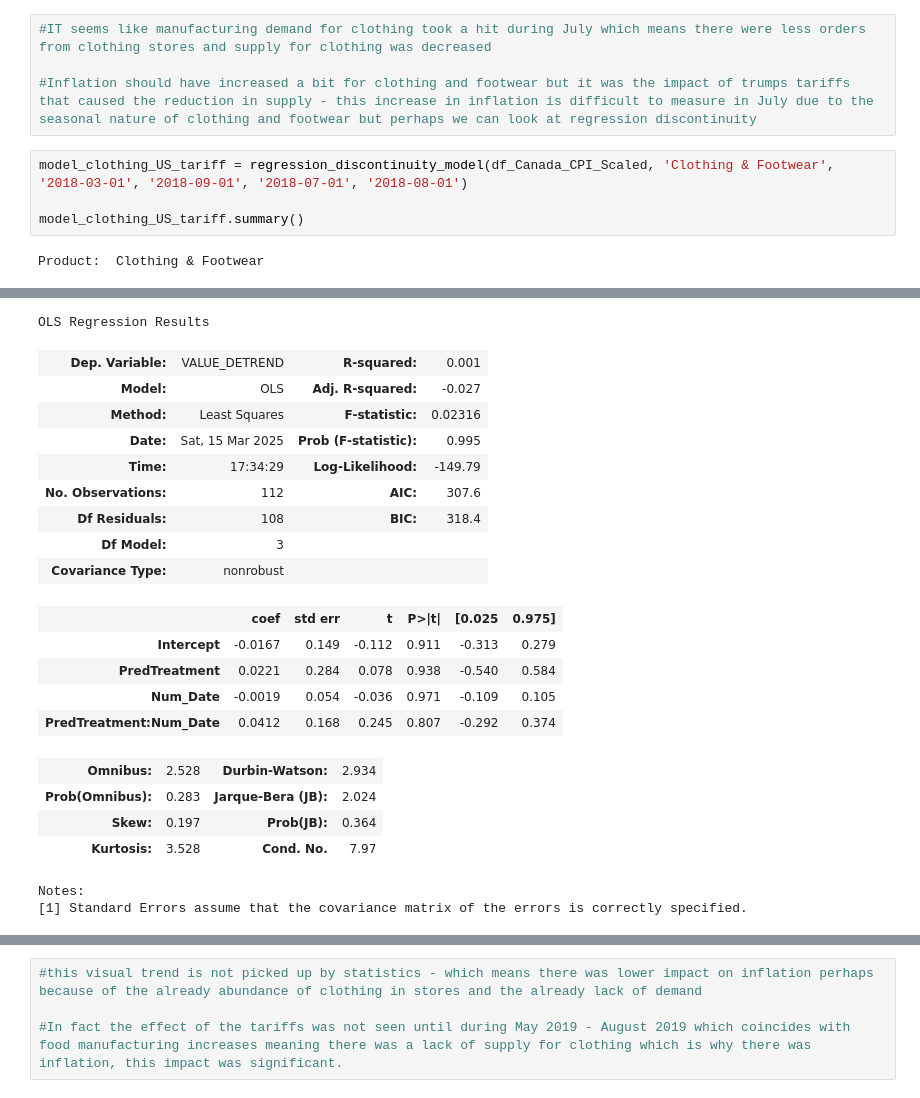
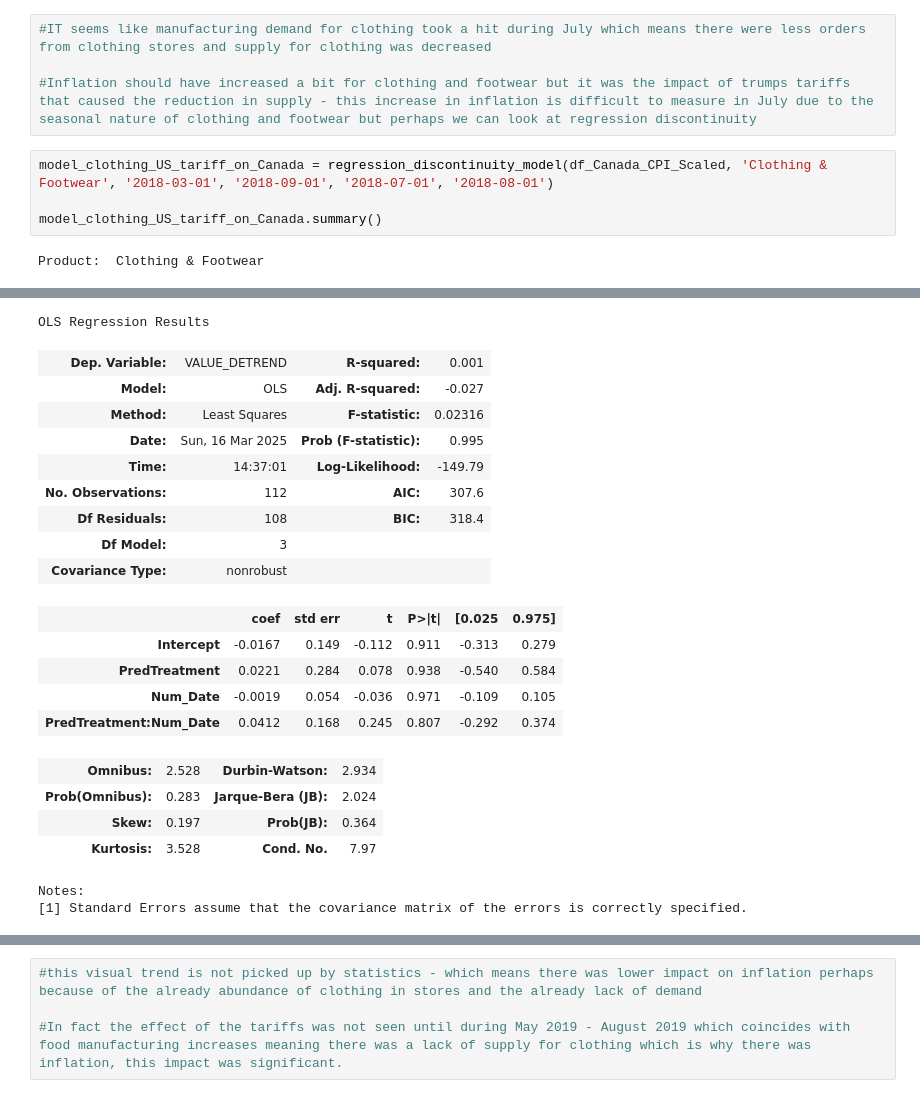
Before and after one commit to MADS-Lions/GoodsComparison2018Tariffs, a Jupyter notebook: notebooks/Official_Differences_and_RC.ipynb, the cells around one changed output, grey strips where cells are left out. Cells and saved outputs as stored; diff of their text form.

```diff
--- a/notebooks/Official_Differences_and_RC.ipynb
+++ b/notebooks/Official_Differences_and_RC.ipynb
@@ -1078,9 +1152,9 @@ plot_supply_and_demand_canada(df_sales, "Apparel manufacturing [315]", "2017-01-
 
 #Inflation should have increased a bit for clothing and footwear but it was the impact of trumps tariffs that caused the reduction in supply - this increase in inflation is difficult to measure in July due to the seasonal nature of clothing and footwear but perhaps we can look at regression discontinuity
 # %%
-model_clothing_US_tariff = regression_discontinuity_model(df_Canada_CPI_Scaled, 'Clothing & Footwear', '2018-03-01', '2018-09-01', '2018-07-01', '2018-08-01')
+model_clothing_US_tariff_on_Canada = regression_discontinuity_model(df_Canada_CPI_Scaled, 'Clothing & Footwear', '2018-03-01', '2018-09-01', '2018-07-01', '2018-08-01')
 
-model_clothing_US_tariff.summary()
+model_clothing_US_tariff_on_Canada.summary()
 # %% [output]
 Product:  Clothing & Footwear
 [interactive output not drawn]
@@ -1096,19 +1170,19 @@ Time:                        17:34:29   Log-Likelihood:                -1.2430
 No. Observations:                 112   AIC:                             8.486
 Df Residuals:                     109   BIC:                             16.64
 Df Model:                           2
 Covariance Type:            nonrobust
 ==================================================================================
 ... (10 lines left out)
 ==============================================================================
 
 Notes:
 [1] Standard Errors assume that the covariance matrix of the errors is correctly specified.
 OLS Regression Results
 | Dep. Variable: | VALUE_DETREND | R-squared: | 0.001 |
 | Model: | OLS | Adj. R-squared: | -0.027 |
 | Method: | Least Squares | F-statistic: | 0.02316 |
-| Date: | Sat, 15 Mar 2025 | Prob (F-statistic): | 0.995 |
-| Time: | 17:34:29 | Log-Likelihood: | -149.79 |
+| Date: | Sun, 16 Mar 2025 | Prob (F-statistic): | 0.995 |
+| Time: | 14:37:01 | Log-Likelihood: | -149.79 |
 | No. Observations: | 112 | AIC: | 307.6 |
 | Df Residuals: | 108 | BIC: | 318.4 |
 | Df Model: | 3 |  |  |
```
Also changed, not shown: parts of 46 cells of this notebook.
